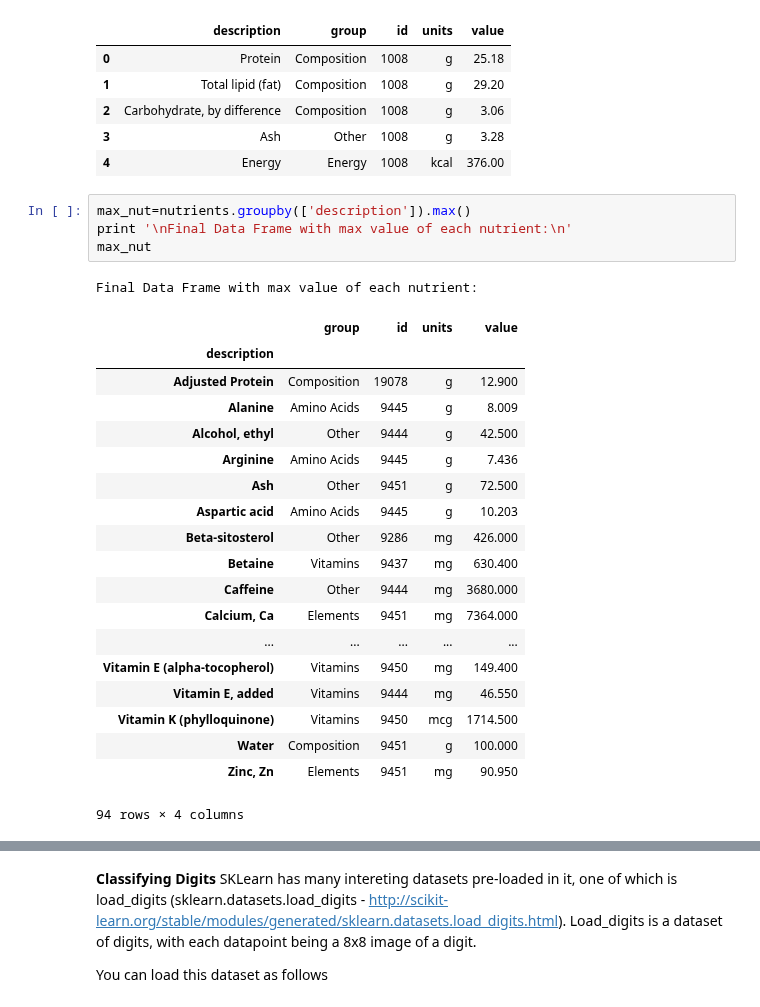
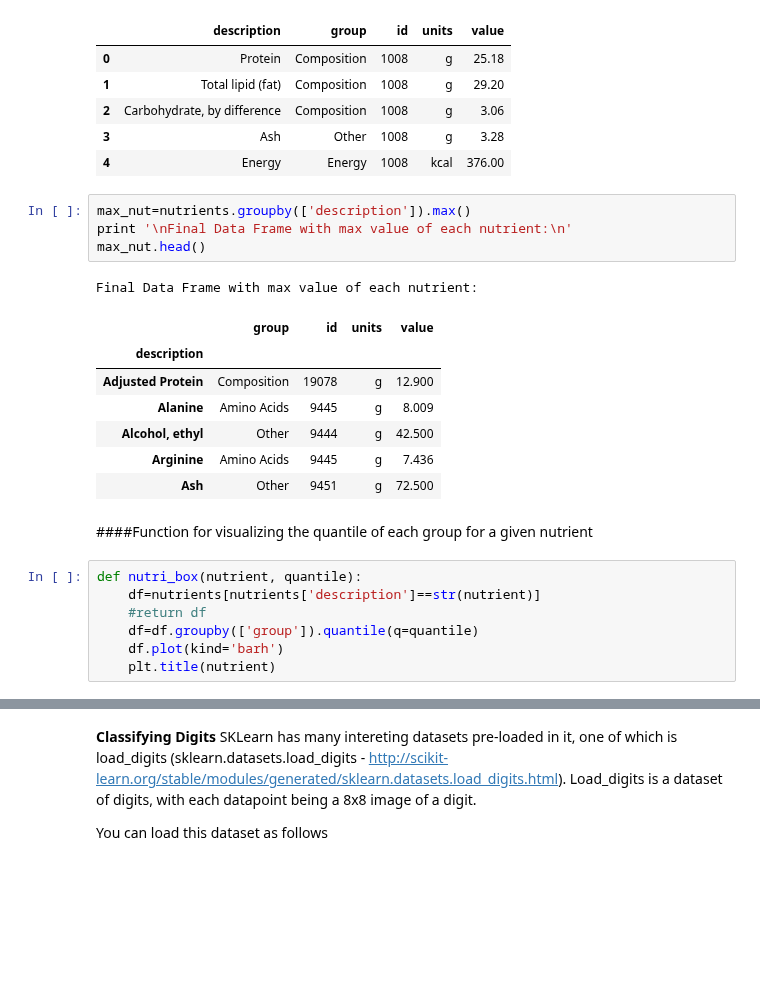
Before and after one commit to snazrul1/ssnazrul, a Jupyter notebook: DSE200/day_3_models_and_learning/03_Exercises.ipynb, the cells around one changed output, grey strips where cells are left out. Cells and saved outputs as stored; diff of their text form; blank space fills up the shorter version.

```diff
--- a/DSE200/day_3_models_and_learning/03_Exercises.ipynb
+++ b/DSE200/day_3_models_and_learning/03_Exercises.ipynb
@@ -310,25 +310,22 @@ Data Frame of nutrients data:
 # %%
 max_nut=nutrients.groupby(['description']).max()
 print '\nFinal Data Frame with max value of each nutrient:\n'
-max_nut
+max_nut.head()
 # %% [output]
 Final Data Frame with max value of each nutrient:
 |  | group | id | units | value |
 | description |  |  |  |  |
 | Adjusted Protein | Composition | 19078 | g | 12.900 |
 | Alanine | Amino Acids | 9445 | g | 8.009 |
 | Alcohol, ethyl | Other | 9444 | g | 42.500 |
 | Arginine | Amino Acids | 9445 | g | 7.436 |
 | Ash | Other | 9451 | g | 72.500 |
-| Aspartic acid | Amino Acids | 9445 | g | 10.203 |
-| Beta-sitosterol | Other | 9286 | mg | 426.000 |
-| Betaine | Vitamins | 9437 | mg | 630.400 |
-| Caffeine | Other | 9444 | mg | 3680.000 |
-| Calcium, Ca | Elements | 9451 | mg | 7364.000 |
-| ... | ... | ... | ... | ... |
-| Vitamin E (alpha-tocopherol) | Vitamins | 9450 | mg | 149.400 |
-| Vitamin E, added | Vitamins | 9444 | mg | 46.550 |
-| Vitamin K (phylloquinone) | Vitamins | 9450 | mcg | 1714.500 |
-| Water | Composition | 9451 | g | 100.000 |
-| Zinc, Zn | Elements | 9451 | mg | 90.950 |
-94 rows × 4 columns
+# %% [markdown]
+####Function for visualizing the quantile of each group for a given nutrient
+# %%
+def nutri_box(nutrient, quantile):
+    df=nutrients[nutrients['description']==str(nutrient)]
+    #return df
+    df=df.groupby(['group']).quantile(q=quantile)
+    df.plot(kind='barh')
+    plt.title(nutrient)
```
Also changed, not shown: parts of 1 cell of this notebook.
